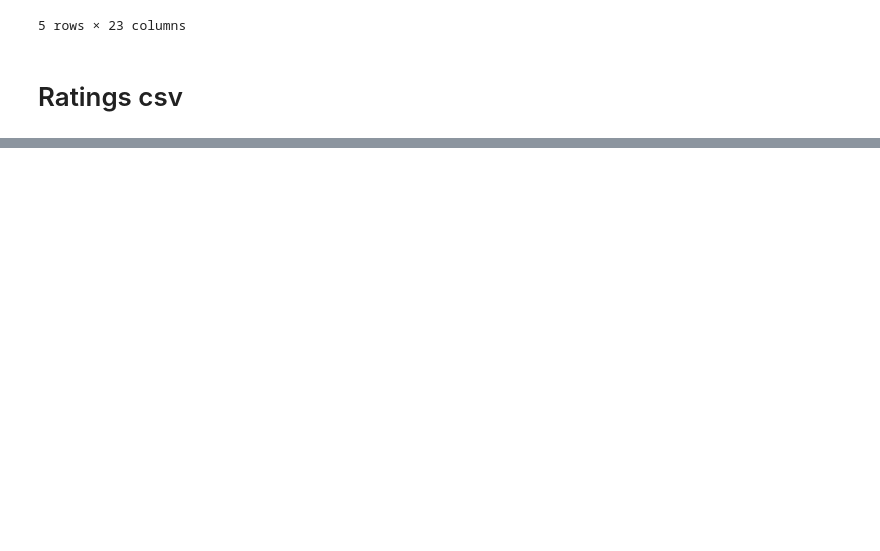
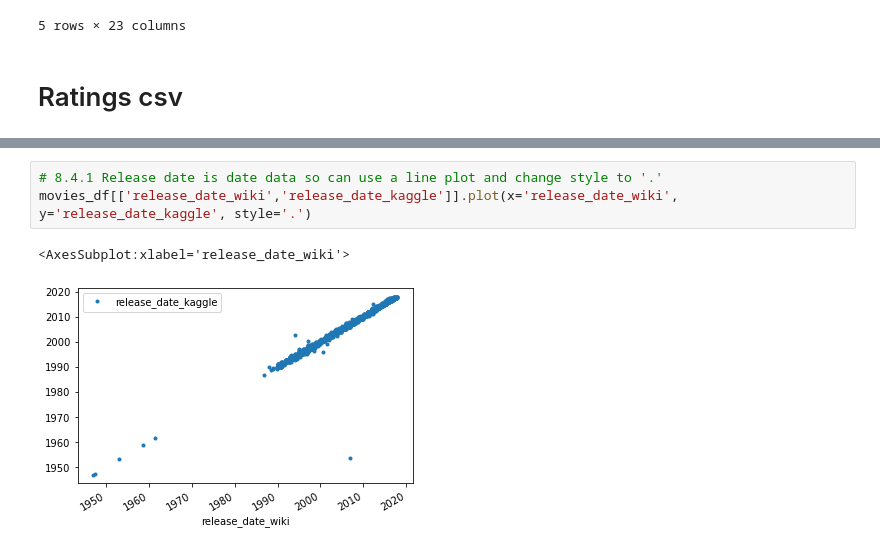
Before and after one commit to momentarypause/Movies-ETL, a Jupyter notebook: ETL.ipynb, the cells around one changed output, grey strips where cells are left out. Drawn from its saved outputs; the diff is of its cells as text; blank space fills up the shorter version.

```diff
--- a/ETL.ipynb
+++ b/ETL.ipynb
@@ -560,0 +643,6 @@ Name: rating, dtype: float64
+# %%
+# 8.4.1 Release date is date data so can use a line plot and change style to '.'
+movies_df[['release_date_wiki','release_date_kaggle']].plot(x='release_date_wiki', y='release_date_kaggle', style='.')
+# %% [output]
+<AxesSubplot:xlabel='release_date_wiki'>
+[figure, added]
```
Also changed, not shown: parts of 54 cells of this notebook, 1 other file.
